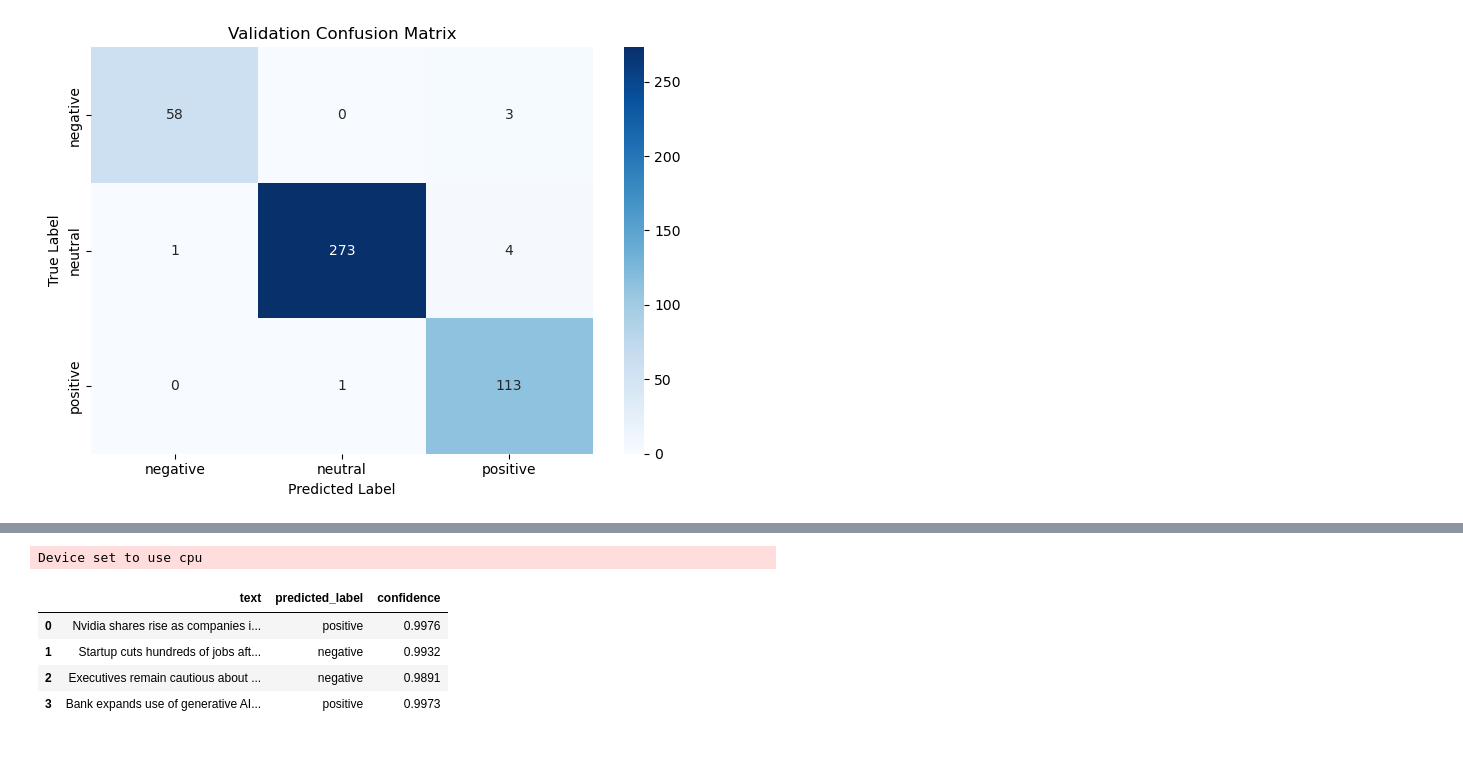
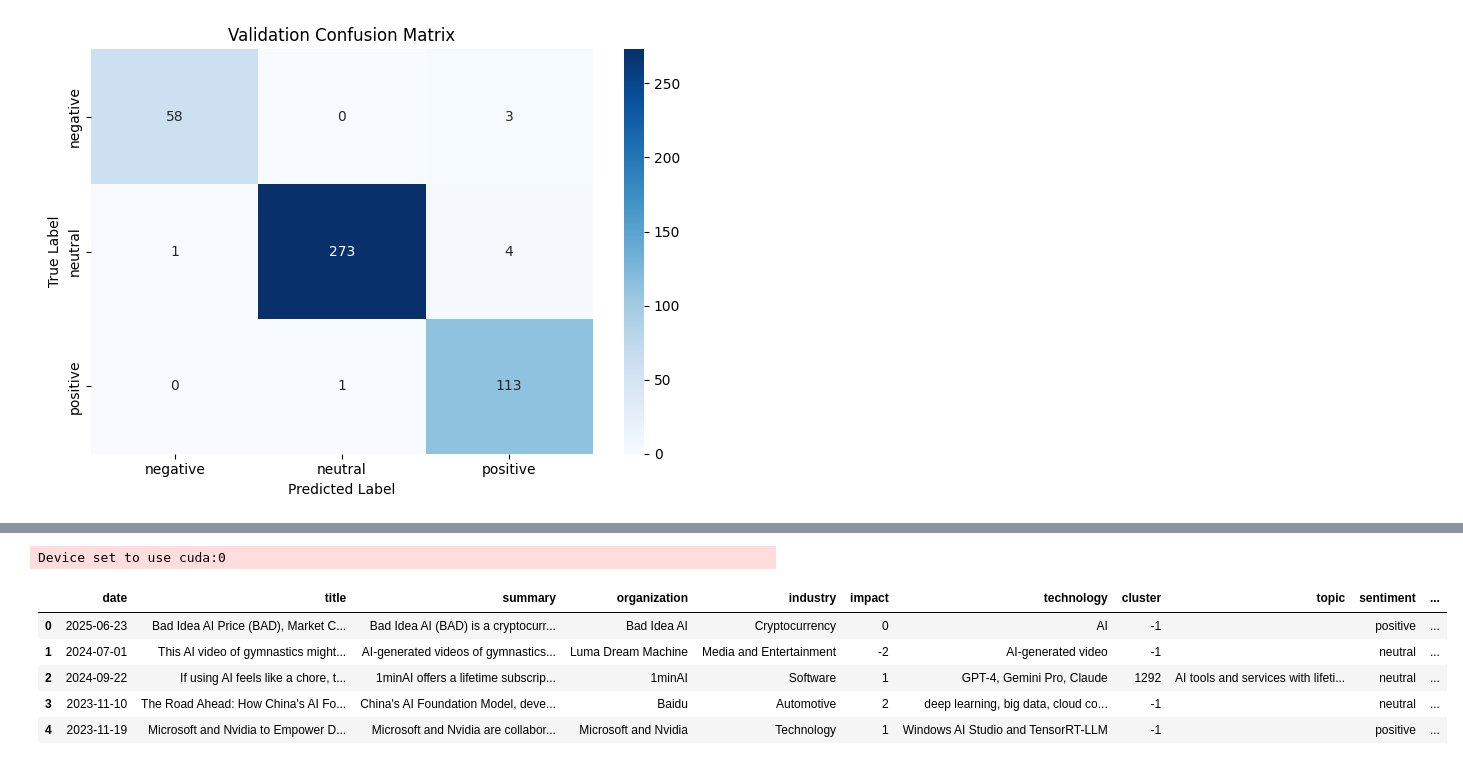
Before and after one commit to zhongjiaying/zjy-nlp-2603, a Jupyter notebook: 04_sentiment_model_training.ipynb, the cells around one changed output, grey strips where cells are left out. Drawn from its saved outputs; the diff is of its cells as text; code cells hidden in the pictures.

```diff
--- a/04_sentiment_model_training.ipynb
+++ b/04_sentiment_model_training.ipynb
@@ -23,13 +15,13 @@ Run the next cell if the required packages are not already installed in your env
 # %%
-from pathlib import Path
-import random
-
 import matplotlib.pyplot as plt
 import numpy as np
 import pandas as pd
+import random
 import seaborn as sns
 import torch
+
 from datasets import DatasetDict, load_dataset
+from pathlib import Path
 from sklearn.metrics import accuracy_score, classification_report, confusion_matrix, precision_recall_fscore_support
 from sklearn.model_selection import train_test_split
 from transformers import (
@@ -42,15 +34,10 @@ from transformers import (
 )
 
 SEED = 42
-MODEL_CHECKPOINT = "distilroberta-base"
+BASE_MODEL = "distilroberta-base"
 DATASET_NAME = "takala/financial_phrasebank"
-DATASET_CONFIG = "sentences_allagree"
-TEXT_COLUMN = "sentence"
-LABEL_COLUMN = "label"
 OUTPUT_DIR = Path("./sentiment_distilroberta_financial_phrasebank")
-MAX_LENGTH = 128
-TEST_SIZE = 0.2
-NUM_LABELS = 3
+MAX_TOKEN_LENGTH = 256
 
 def set_seed(seed: int = 42) -> None:
     """Set all random seeds for reproducibility."""
@@ -362,0 +323,3 @@ These examples show how the model can be applied to finance and AI-related headl
+# %%
+summary_df = pd.read_parquet('024_labeled_cluster_data.parquet')
+summary_df.head()
@@ -363,31 +333,25 @@ These examples show how the model can be applied to finance and AI-related headl
 # %%
-classifier = pipeline(
-    task="text-classification",
-    model=str(OUTPUT_DIR),
-    tokenizer=str(OUTPUT_DIR),
-    device=0 if torch.cuda.is_available() else -1,
+clf = pipeline(
+    "text-classification",
+    model="sentiment_distilroberta_financial_phrasebank",
+    tokenizer="sentiment_distilroberta_financial_phrasebank",
 )
 
-example_texts = [
-    "Nvidia shares rise as companies increase spending on AI infrastructure.",
-    "Startup cuts hundreds of jobs after automating support operations with AI tools.",
-    "Executives remain cautious about the long-term return on enterprise AI investments.",
-    "Bank expands use of generative AI to improve analyst productivity and reduce reporting time.",
-]
+preds = clf(
+    summary_df["summary"].tolist(),
+    batch_size=32,
+    truncation=True,
+    max_length=MAX_TOKEN_LENGTH
+)
 
-predictions = classifier(example_texts)
-
-prediction_df = pd.DataFrame({
-    "text": example_texts,
-    "predicted_label": [pred["label"] for pred in predictions],
-    "confidence": [round(float(pred["score"]), 4) for pred in predictions],
-})
-
-prediction_df
+summary_df["sentiment"] = [x["label"] for x in preds]
+summary_df["score"] = [x["score"] for x in preds]
+summary_df.head()
 # %% [output]
-Device set to use cpu
+Device set to use cuda:0
-|  | text | predicted_label | confidence |
-| 0 | Nvidia shares rise as companies i... | positive | 0.9976 |
-| 1 | Startup cuts hundreds of jobs aft... | negative | 0.9932 |
-| 2 | Executives remain cautious about ... | negative | 0.9891 |
-| 3 | Bank expands use of generative AI... | positive | 0.9973 |
+|  | date | title | summary | organization | industry | impact | technology | cluster | topic | sentiment | ... |
+| 0 | 2025-06-23 | Bad Idea AI Price (BAD), Market C... | Bad Idea AI (BAD) is a cryptocurr... | Bad Idea AI | Cryptocurrency | 0 | AI | -1 |  | positive | ... |
+| 1 | 2024-07-01 | This AI video of gymnastics might... | AI-generated videos of gymnastics... | Luma Dream Machine | Media and Entertainment | -2 | AI-generated video | -1 |  | neutral | ... |
+| 2 | 2024-09-22 | If using AI feels like a chore, t... | 1minAI offers a lifetime subscrip... | 1minAI | Software | 1 | GPT-4, Gemini Pro, Claude | 1292 | AI tools and services with lifeti... | neutral | ... |
+| 3 | 2023-11-10 | The Road Ahead: How China's AI Fo... | China's AI Foundation Model, deve... | Baidu | Automotive | 2 | deep learning, big data, cloud co... | -1 |  | neutral | ... |
+| 4 | 2023-11-19 | Microsoft and Nvidia to Empower D... | Microsoft and Nvidia are collabor... | Microsoft and Nvidia | Technology | 1 | Windows AI Studio and TensorRT-LLM | -1 |  | positive | ... |
```
Also changed, not shown: parts of 27 cells of this notebook, 5 other files.
